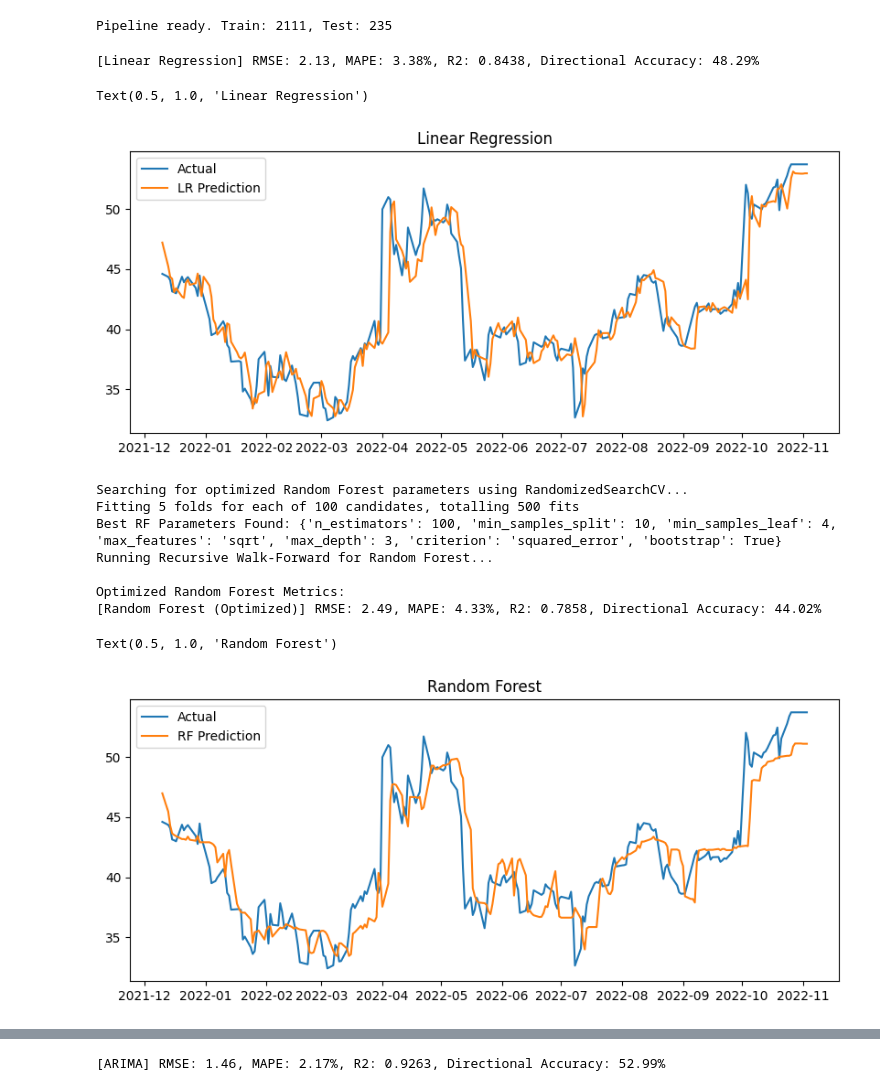
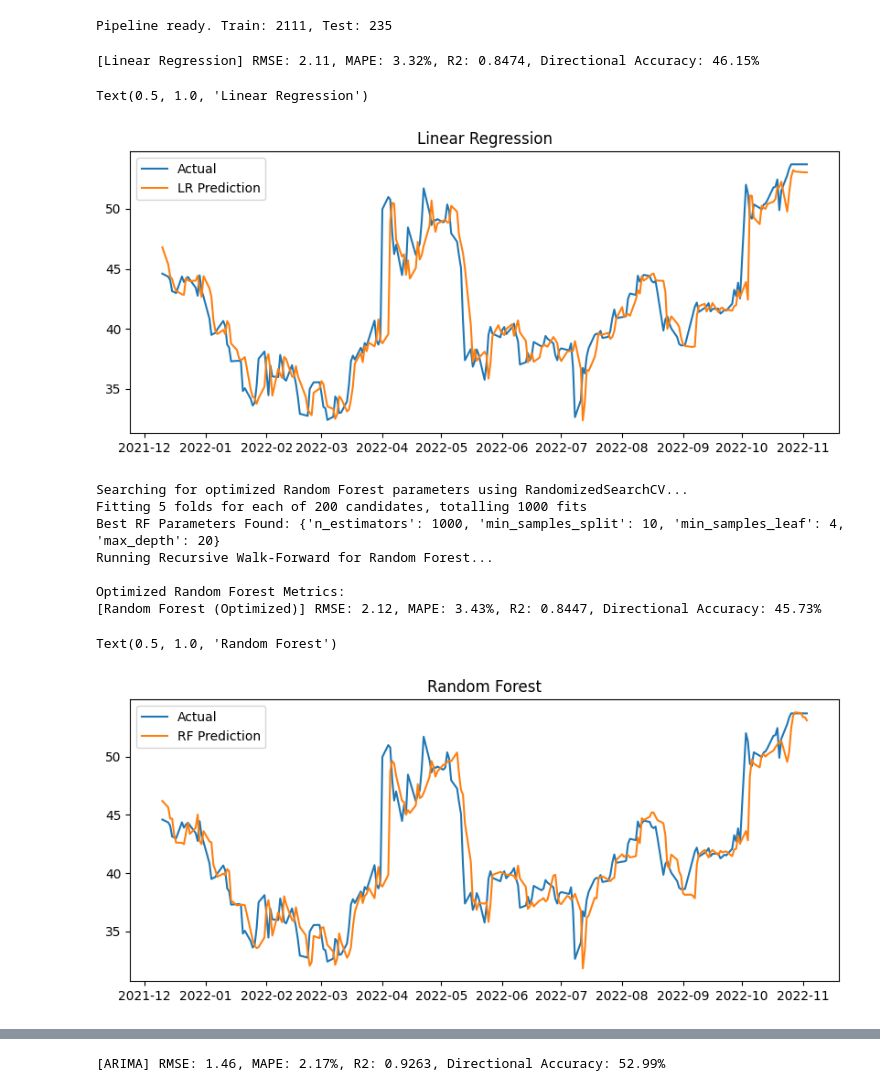
Before and after one commit to zirconnotfound/stock-market-forecast, a Jupyter notebook: twitter_stock_recursive_wf.ipynb, the cells around one changed output, grey strips where cells are left out. Cells and saved outputs as stored; diff of their text form; code cells hidden in the pictures.

Commit message:
add more history window

```diff
--- a/twitter_stock_recursive_wf.ipynb
+++ b/twitter_stock_recursive_wf.ipynb
@@ -46,7 +46,7 @@ Pipeline ready. Train: 2111, Test: 235
 # %%
 def get_features(history_df, model=None):
     """Calculates features for the most recent point in the provided history."""
-    recent = history_df.tail(60).copy()
+    recent = history_df.tail(120).copy()
 
     std20 = recent['Adj Close'].rolling(20).std().iloc[-1]
 
@@ -89,6 +89,7 @@ def get_features(history_df, model=None):
             recent['High'].iloc[-1],
             recent['Low'].iloc[-1],
             recent['Volume'].iloc[-1],
+            recent['Adj Close'].iloc[-1],
             ma10,
             ma50,
             macd,
@@ -224,7 +225,7 @@ def prepare_static_features(data_df, model=None):
 
     if (model == 'lr') | (model == 'rf'):
         features = [
-            'Open', 'High', 'Low', 'Volume',
+            'Open', 'High', 'Low', 'Volume', 'Adj Close',
             'MA10', 'MA50', 'MACD', 'EMA12', 'EMA26', 'RSI', 'STD20'
         ]
     else:
@@ -289,9 +290,9 @@ plt.plot(test.index, lr_preds, label='LR Prediction')
 plt.legend()
 plt.title("Linear Regression")
 # %% [output]
-[Linear Regression] RMSE: 2.13, MAPE: 3.38%, R2: 0.8438, Directional Accuracy: 48.29%
+[Linear Regression] RMSE: 2.11, MAPE: 3.32%, R2: 0.8474, Directional Accuracy: 46.15%
 Text(0.5, 1.0, 'Linear Regression')
-[figure, old version]
+[figure, new version]
 # %%
 from sklearn.ensemble import RandomForestRegressor
 from sklearn.model_selection import RandomizedSearchCV, TimeSeriesSplit
@@ -305,9 +306,6 @@ rf_param_grid = {
     'max_depth': [3, 5, 7, 10, 15, 20, None],
     'min_samples_split': [2, 3, 4, 5, 6, 8, 10],
     'min_samples_leaf': [1, 2, 3, 4, 5],
-    'max_features': ['sqrt', 'log2', None],
-    'bootstrap': [True, False],
-    'criterion': ['squared_error', 'absolute_error']
 }
 
 # 2. TIME SERIES CROSS-VALIDATION
@@ -319,7 +317,7 @@ print("Searching for optimized Random Forest parameters using RandomizedSearchCV
 rf_random_search = RandomizedSearchCV(
     estimator=rf_base,
     param_distributions=rf_param_grid,
-    n_iter=100,
+    n_iter=200,
     cv=tscv,
     scoring=da_scorer,
     n_jobs=-1,
@@ -337,37 +335,37 @@ print(f"Best RF Parameters Found: {rf_random_search.best_params_}")
 rf_preds = []
 history = train.copy()
 
 print("Running Recursive Walk-Forward for Random Forest...")
 for i in range(len(test)):
     # Calculate features for 'today' using only past data
     X_curr = get_features(history, model='rf')
 
     # Predict tomorrow's Adj Close
     rf_preds.append(best_rf_model.predict(X_curr)[0])
 
     # Update history with the actual row from the test set
     actual_row = test.iloc[[i]]
     history = pd.concat([history, actual_row])
 
 # 5. EVALUATION
 print("\nOptimized Random Forest Metrics:")
 rf_res = get_metrics(test[target], rf_preds, "Random Forest (Optimized)")
 
 plt.figure(figsize=(10, 4))
 plt.plot(test.index, test[target], label='Actual')
 plt.plot(test.index, rf_preds, label='RF Prediction')
 plt.legend()
 plt.title("Random Forest")
 # %% [output]
 Searching for optimized Random Forest parameters using RandomizedSearchCV...
-Fitting 5 folds for each of 100 candidates, totalling 500 fits
-Best RF Parameters Found: {'n_estimators': 100, 'min_samples_split': 10, 'min_samples_leaf': 4, 'max_features': 'sqrt', 'max_depth': 3, 'criterion': 'squared_error', 'bootstrap': True}
+Fitting 5 folds for each of 200 candidates, totalling 1000 fits
+Best RF Parameters Found: {'n_estimators': 1000, 'min_samples_split': 10, 'min_samples_leaf': 4, 'max_depth': 20}
 Running Recursive Walk-Forward for Random Forest...
 
 Optimized Random Forest Metrics:
-[Random Forest (Optimized)] RMSE: 2.49, MAPE: 4.33%, R2: 0.7858, Directional Accuracy: 44.02%
+[Random Forest (Optimized)] RMSE: 2.12, MAPE: 3.43%, R2: 0.8447, Directional Accuracy: 45.73%
 Text(0.5, 1.0, 'Random Forest')
-[figure, old version]
+[figure, new version]
 # %%
 from xgboost import XGBRegressor
 from sklearn.model_selection import RandomizedSearchCV, TimeSeriesSplit
```
Also changed, not shown: parts of 5 cells of this notebook.
